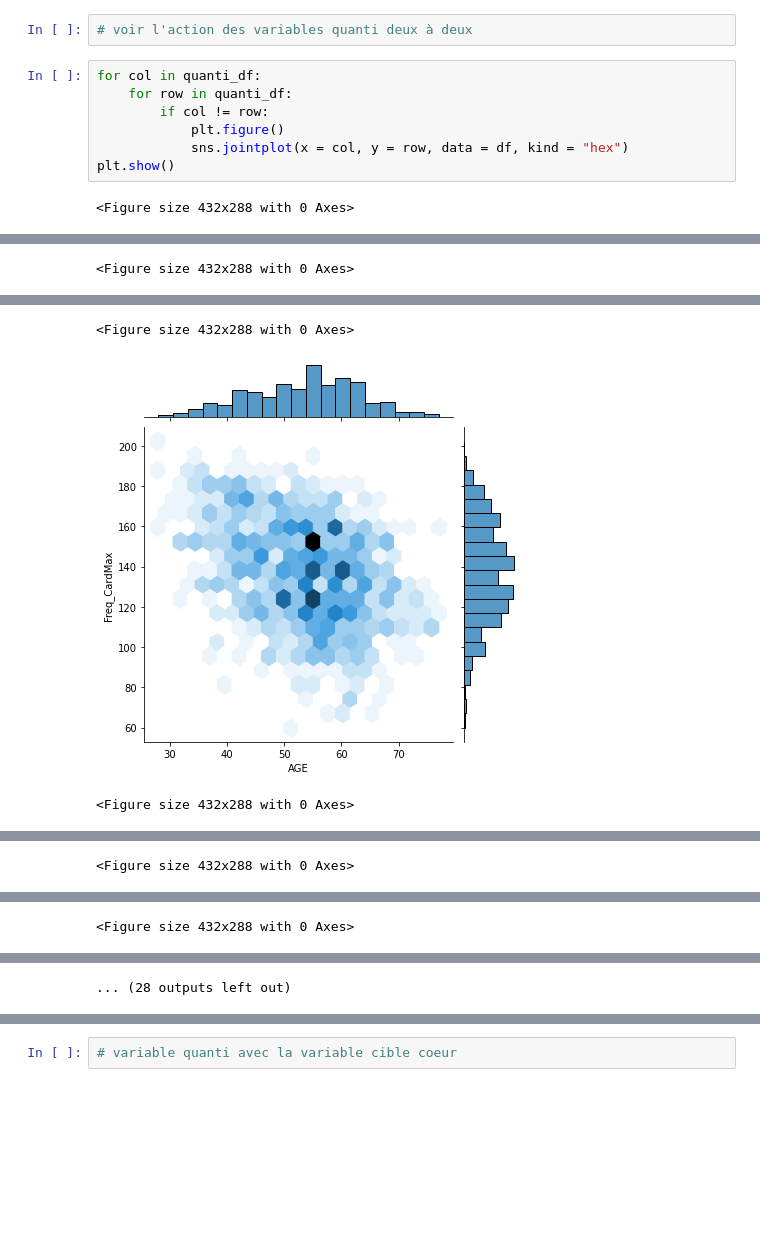
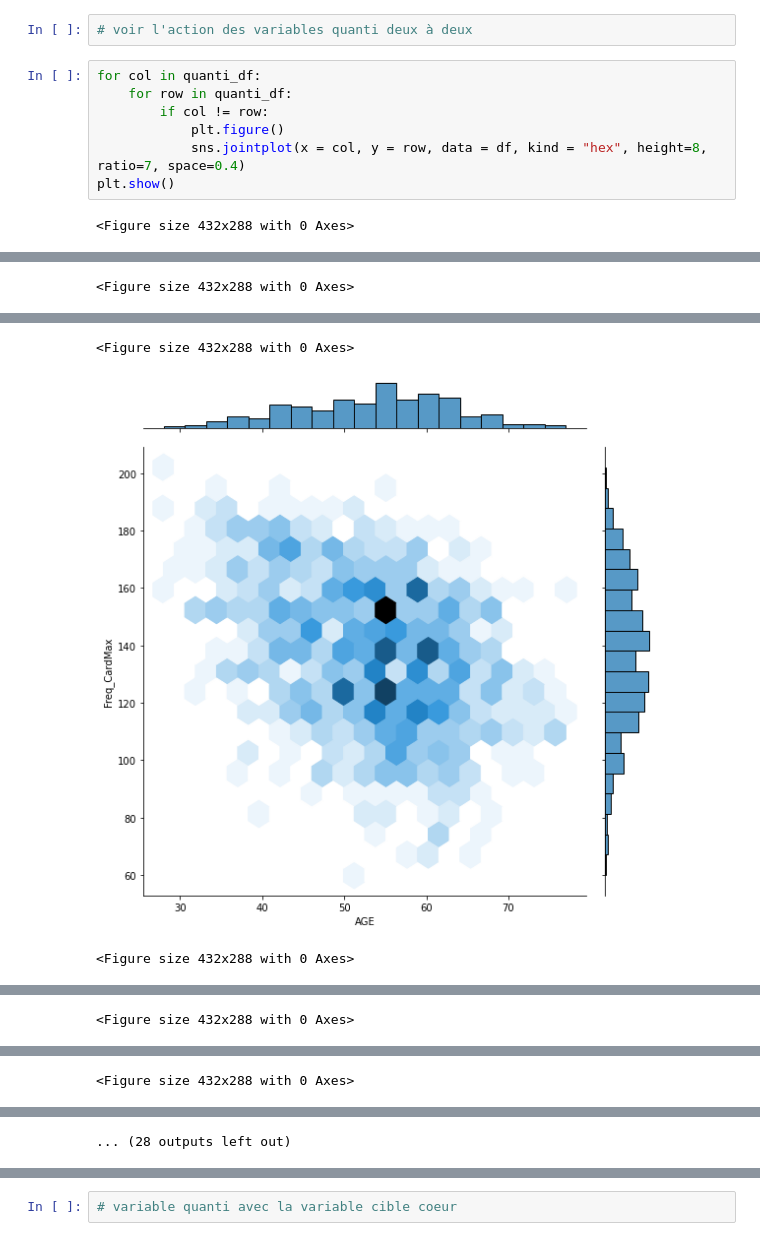
Before and after one commit to King-Afolabi/Maladie-du-coeur, a Jupyter notebook: Heath.ipynb, the cells around one changed output, grey strips where cells are left out. Drawn from its saved outputs; the diff is of its cells as text; blank space fills up the shorter version.

```diff
--- a/Heath.ipynb
+++ b/Heath.ipynb
@@ -210,7 +210,7 @@ for col in quanti_df:
     for row in quanti_df:
         if col != row:
             plt.figure()
-            sns.jointplot(x = col, y = row, data = df, kind = "hex")
+            sns.jointplot(x = col, y = row, data = df, kind = "hex", height=8, ratio=7, space=0.4)
 plt.show()
 # %% [output]
 <Figure size 432x288 with 0 Axes>
@@ -220,3 +220,3 @@ plt.show()
 <Figure size 432x288 with 0 Axes>
-[figure, old version]
+[figure, new version]
 <Figure size 432x288 with 0 Axes>
```
Also changed, not shown: parts of 3 cells of this notebook.
